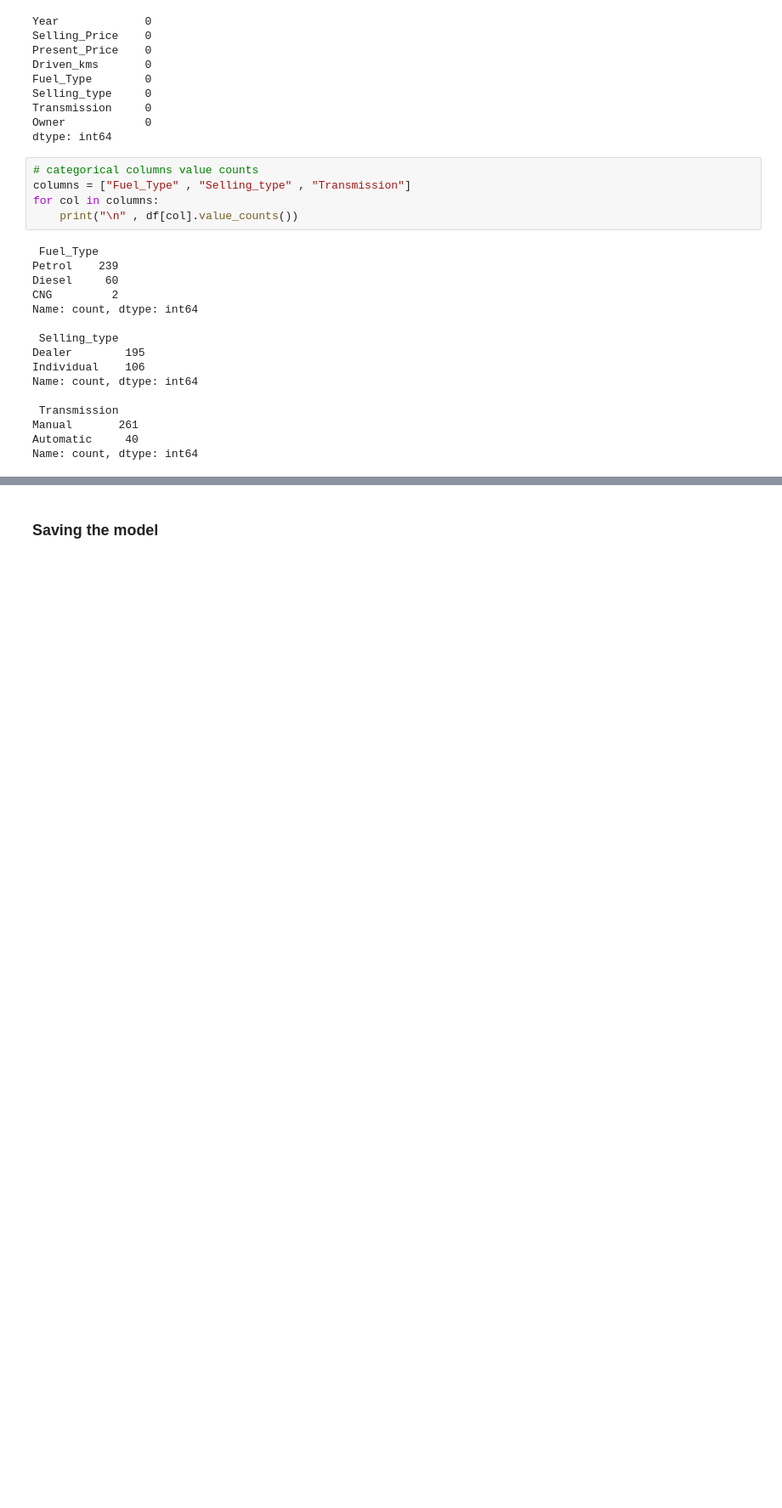
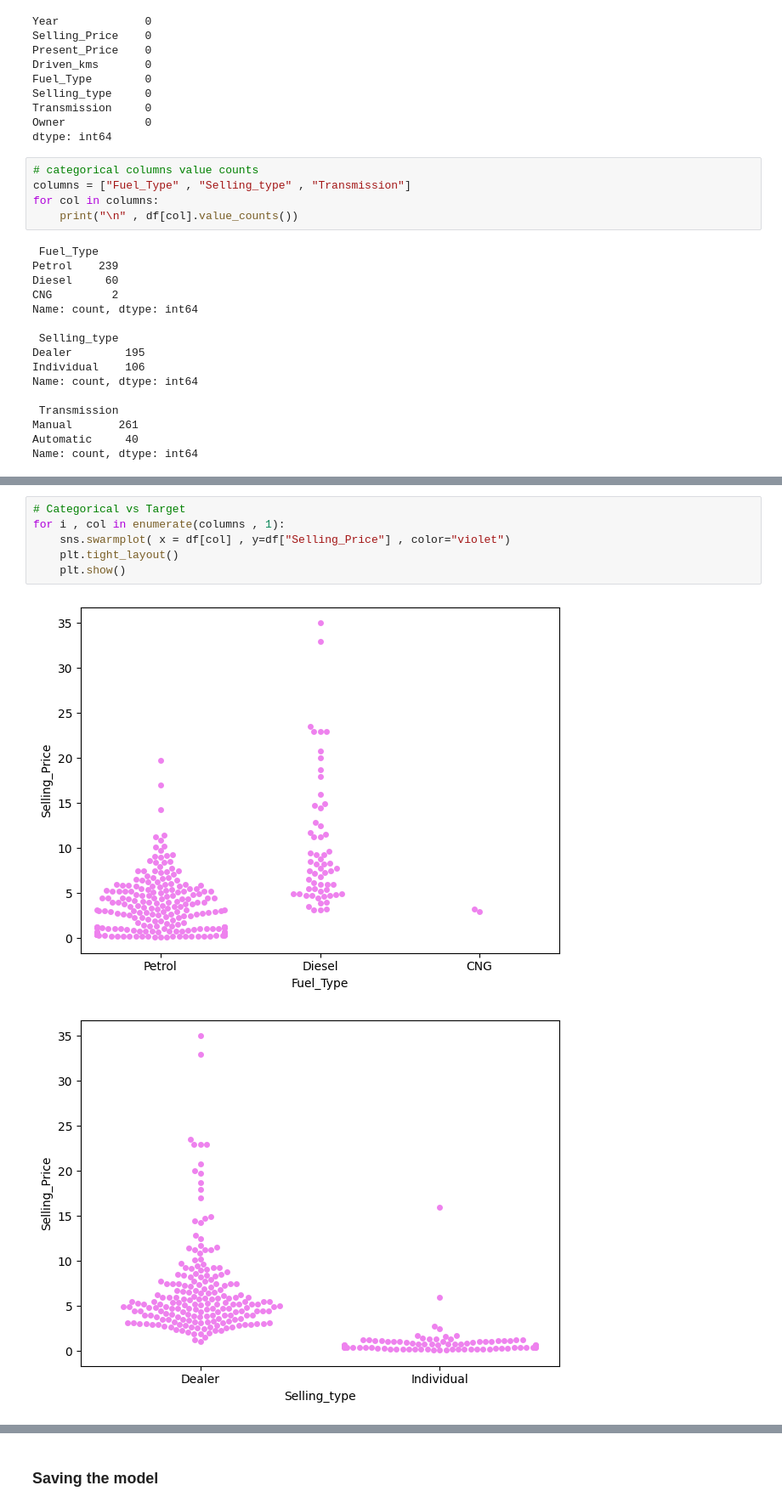
Before and after one commit to CodeByD3v/OIBSIP, a Jupyter notebook: Car Sales/car-sales-prediction.ipynb, the cells around one changed output, grey strips where cells are left out. Shown at 85% size. Cells and saved outputs as stored; diff of their text form; blank space fills up the shorter version.

```diff
--- a/Car Sales/car-sales-prediction.ipynb
+++ b/Car Sales/car-sales-prediction.ipynb
@@ -246,0 +144,9 @@ predicted price of car 8.54 lakhs
+# %%
+# Categorical vs Target
+for i , col in enumerate(columns , 1):
+    sns.swarmplot( x = df[col] , y=df["Selling_Price"] , color="violet")
+    plt.tight_layout()
+    plt.show()
+# %% [output]
+[figure, added]
+[figure, added]
```
Also changed, not shown: parts of 48 cells of this notebook, 1 other file.
